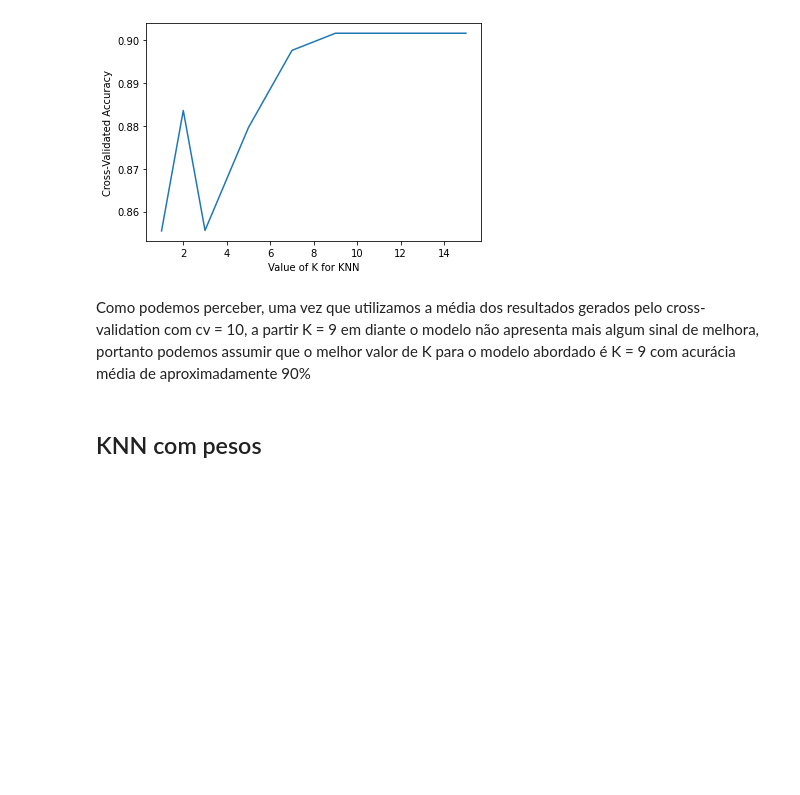
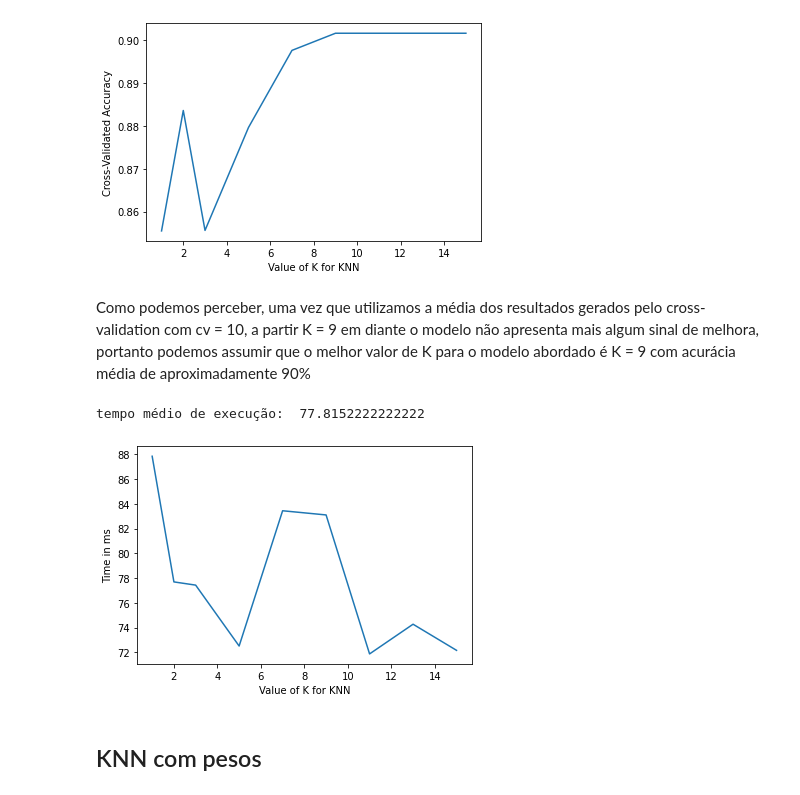
Before and after one commit to renatojmf/CM1-Software-Detection-Prediciton, a Jupyter notebook: swPrediction.ipynb, the cells around one changed output. Cells and saved outputs as stored; diff of their text form; code cells hidden in the pictures; blank space fills up the shorter version.

Commit message:
Adição das análises de tempo de execução

```diff
--- a/swPrediction.ipynb
+++ b/swPrediction.ipynb
@@ -70,11 +70,17 @@ Agora que possuímos uma noção dos valores apresentados no nosso treinamento,
 # %%
 k_range = [1,2,3,5,7,9,11,13,15]
 k_scores = []
+times = []
 
 for k in k_range:
+  start_time = datetime.datetime.now()
   knn = KNeighborsClassifier(n_neighbors=k)
   scores = cross_val_score(knn, X, y, cv=10, scoring='accuracy')
   k_scores.append(scores.mean())
+  end_time = datetime.datetime.now()
+  time_diff = (end_time - start_time)
+  execution_time = time_diff.total_seconds() * 1000
+  times.append(execution_time)
 
 print("cv-score:")
 print(k_scores)
@@ -90,6 +96,15 @@ Text(0, 0.5, 'Cross-Validated Accuracy')
 [figure]
 # %% [markdown]
 Como podemos perceber, uma vez que utilizamos a média dos resultados gerados pelo cross-validation com cv = 10, a partir K = 9 em diante o modelo não apresenta mais algum sinal de melhora, portanto podemos assumir que o melhor valor de K para o modelo abordado é K = 9 com acurácia média de aproximadamente 90%
+# %%
+plt.plot(k_range, times)
+plt.xlabel('Value of K for KNN')
+plt.ylabel('Time in ms')
+
+print("tempo médio de execução: ", sum(times) / len(times))
+# %% [output]
+tempo médio de execução:  77.8152222222222
+[figure, added]
 # %% [markdown]
 ## KNN com pesos
 # %% [markdown]
```
Also changed, not shown: parts of 11 cells of this notebook.
